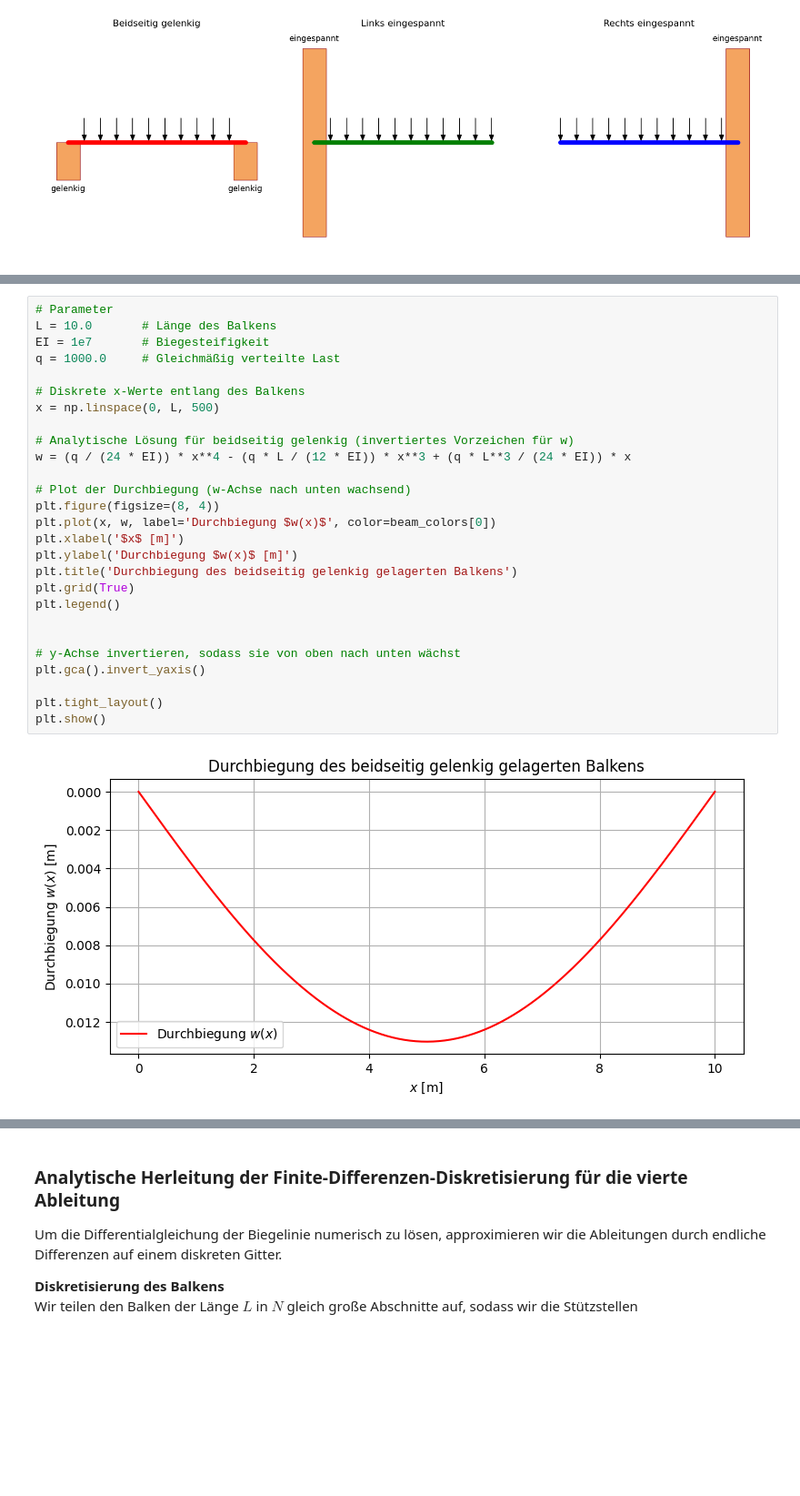
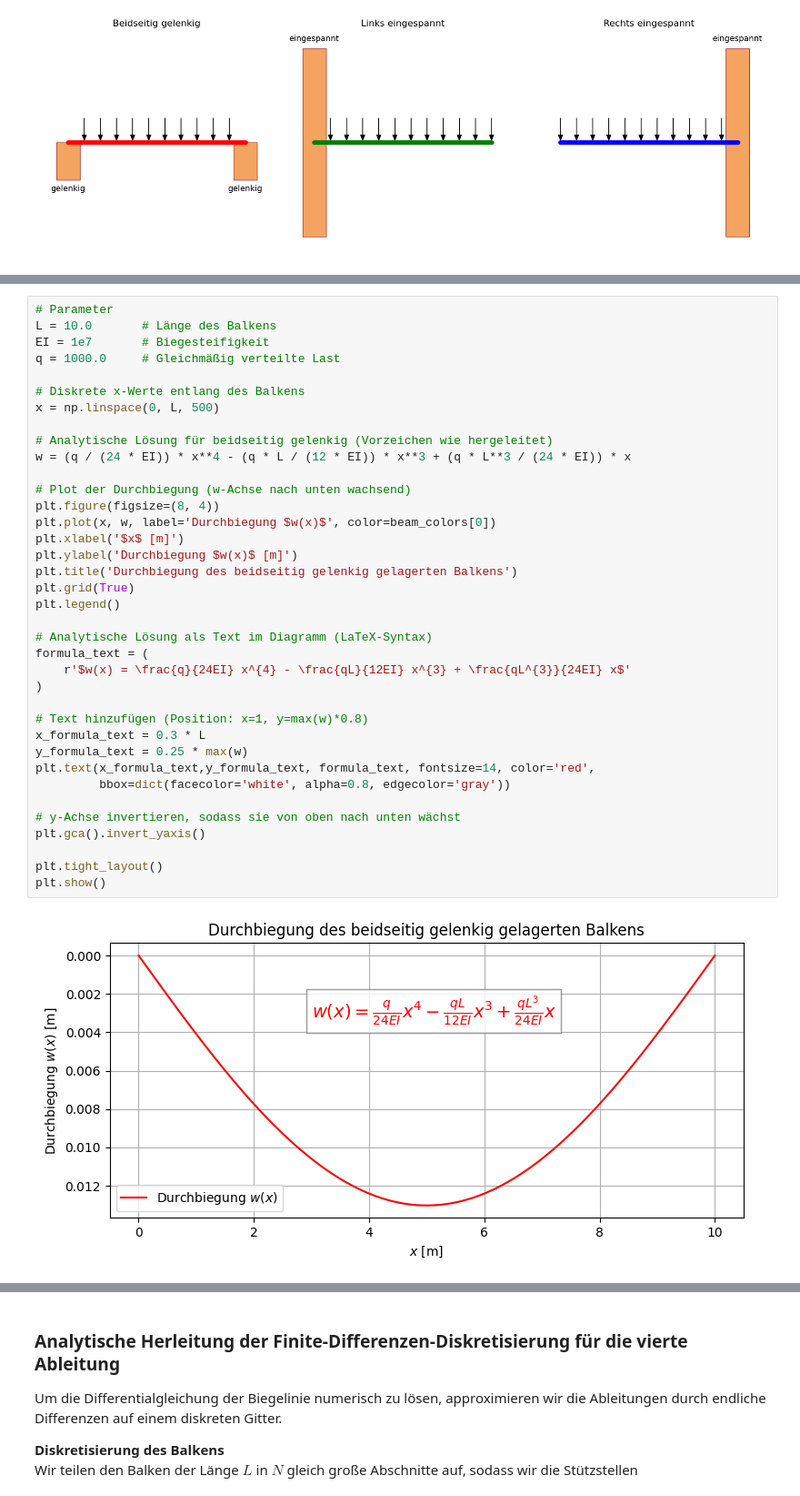
Before and after one commit to AhmedHossamMido/projektarbeit, a Jupyter notebook: projektdatei.ipynb, the cells around one changed output, grey strips where cells are left out. Shown at 91% size. Drawn from its saved outputs; the diff is of its cells as text; blank space fills up the shorter version.

Commit message:
Bearbeitung des Teils mit der analytischen Lösung

```diff
--- a/projektdatei.ipynb
+++ b/projektdatei.ipynb
@@ -524,30 +652,40 @@ Diese Formel beschreibt die Biegelinie eines beidseitig gelenkig gelagerten Balk
 # %%
 # Parameter
 L = 10.0       # Länge des Balkens
 EI = 1e7       # Biegesteifigkeit
 q = 1000.0     # Gleichmäßig verteilte Last
 
 # Diskrete x-Werte entlang des Balkens
 x = np.linspace(0, L, 500)
 
-# Analytische Lösung für beidseitig gelenkig (invertiertes Vorzeichen für w)
+# Analytische Lösung für beidseitig gelenkig (Vorzeichen wie hergeleitet)
 w = (q / (24 * EI)) * x**4 - (q * L / (12 * EI)) * x**3 + (q * L**3 / (24 * EI)) * x
 
 # Plot der Durchbiegung (w-Achse nach unten wachsend)
 plt.figure(figsize=(8, 4))
 plt.plot(x, w, label='Durchbiegung $w(x)$', color=beam_colors[0])
 plt.xlabel('$x$ [m]')
 plt.ylabel('Durchbiegung $w(x)$ [m]')
 plt.title('Durchbiegung des beidseitig gelenkig gelagerten Balkens')
 plt.grid(True)
 plt.legend()
 
+# Analytische Lösung als Text im Diagramm (LaTeX-Syntax)
+formula_text = (
+    r'$w(x) = \frac{q}{24EI} x^{4} - \frac{qL}{12EI} x^{3} + \frac{qL^{3}}{24EI} x$'
+)
+
+# Text hinzufügen (Position: x=1, y=max(w)*0.8)
+x_formula_text = 0.3 * L
+y_formula_text = 0.25 * max(w)
+plt.text(x_formula_text,y_formula_text, formula_text, fontsize=14, color='red',
+         bbox=dict(facecolor='white', alpha=0.8, edgecolor='gray'))
 
 # y-Achse invertieren, sodass sie von oben nach unten wächst
 plt.gca().invert_yaxis()
 
 plt.tight_layout()
 plt.show()
 # %% [output]
-[figure, old version]
+[figure, new version]
 # %% [markdown]
```
Also changed, not shown: parts of 11 cells of this notebook.
